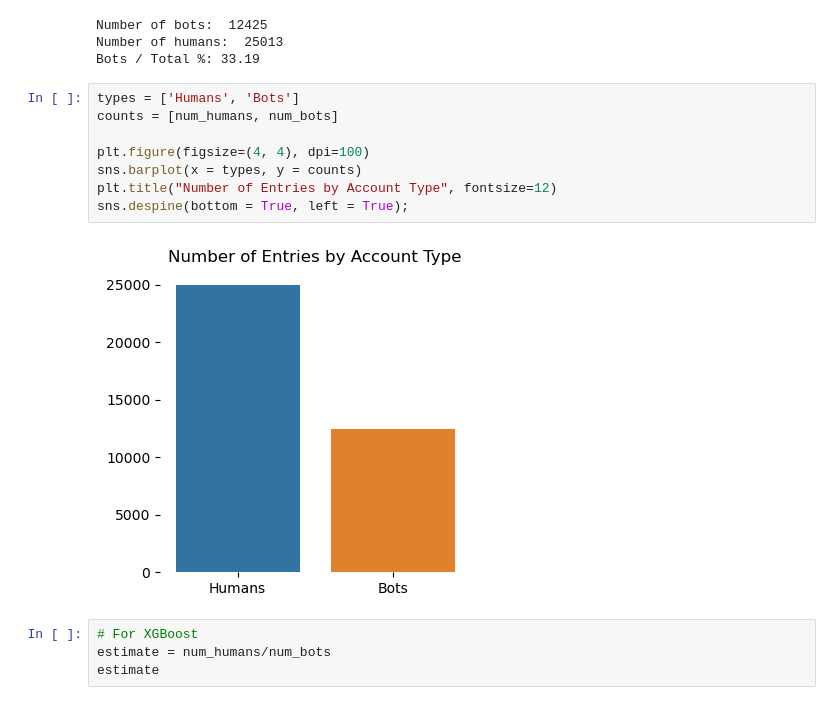
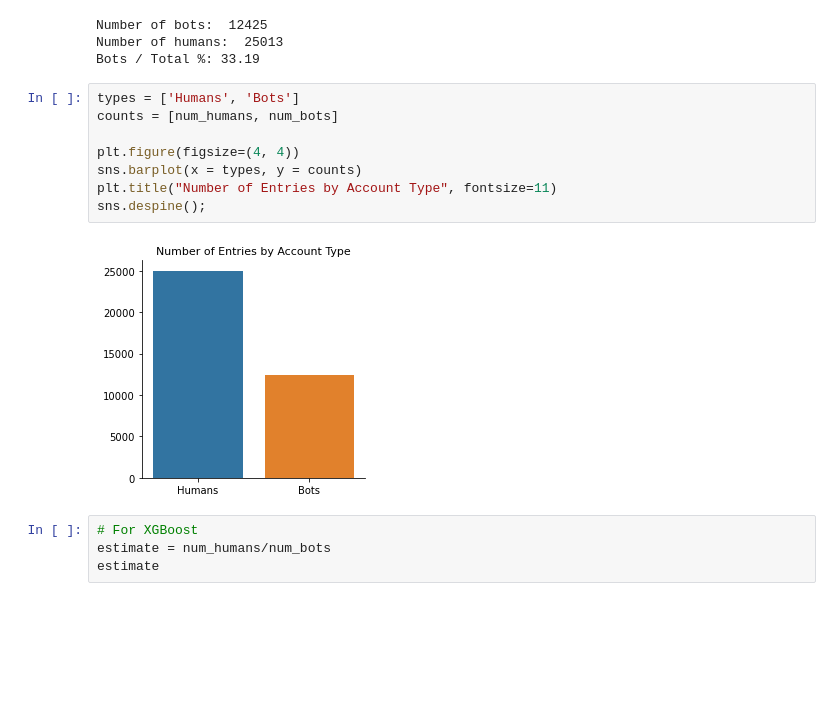
Before and after one commit to scrapfishies/twitter-bot-detection, a Jupyter notebook: modeling.ipynb, the cells around one changed output. Drawn from its saved outputs; the diff is of its cells as text; blank space fills up the shorter version.

```diff
--- a/modeling.ipynb
+++ b/modeling.ipynb
@@ -230,13 +230,13 @@ Bots / Total %: 33.19
 # %%
 types = ['Humans', 'Bots']
 counts = [num_humans, num_bots]
 
-plt.figure(figsize=(4, 4), dpi=100)
+plt.figure(figsize=(4, 4))
 sns.barplot(x = types, y = counts)
-plt.title("Number of Entries by Account Type", fontsize=12)
-sns.despine(bottom = True, left = True);
+plt.title("Number of Entries by Account Type", fontsize=11)
+sns.despine();
 # %% [output]
-[figure, old version]
+[figure, new version]
 # %%
 # For XGBoost
 estimate = num_humans/num_bots
```
Also changed, not shown: parts of 10 cells of this notebook, 3 other files.
